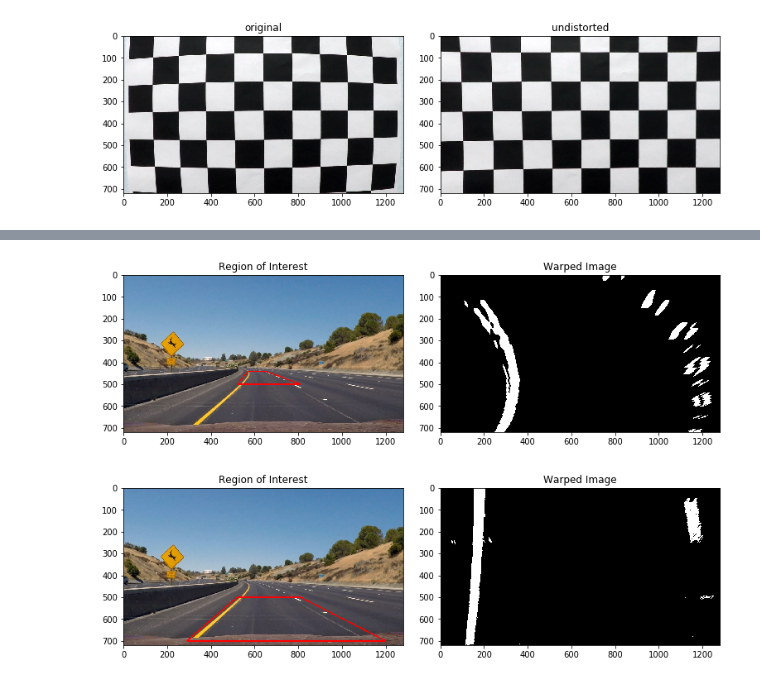
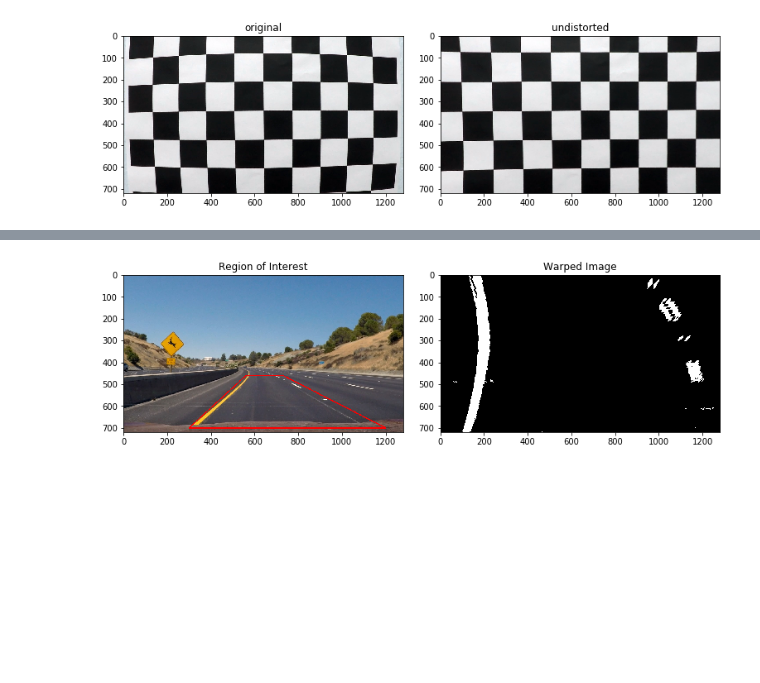
Before and after one commit to adreena/carnd-adv-lane-lines, a Jupyter notebook: project4.ipynb, the cells around one changed output, grey strips where cells are left out. Drawn from its saved outputs; the diff is of its cells as text; code cells hidden in the pictures; blank space fills up the shorter version.

```diff
--- a/project4.ipynb
+++ b/project4.ipynb
@@ -198,30 +195,19 @@ def display_region(original_img , gray_img, src_vertices):
     cv2.polylines(img_copy,[pts],True,(255,0,0), thickness=3)
     return img_copy
 # %%
-test_img = mpimage.imread('test_images/test2.jpg')
-img_size = [combined_binary.shape[0],combined_binary.shape[1]]
-src_vertices =[[570,440],[650,440],[810,500],[520,500]]
-offset = 200
-dst_vertices = [[offset,offset],[img_size[1]-1,offset],[img_size[1]-1,img_size[0]-1],[offset,img_size[0]-1]]
-
-img_region = display_region(test_img,combined_binary,src_vertices)
-warped_img, M = get_perspective_transformation(combined_binary,src_vertices,dst_vertices)
-side2side_plotter([[img_region,'Region of Interest'],[warped_img,'Warped Image']])
 
 # test region & warp
 test_img = mpimage.imread('test_images/test2.jpg')
 img_size = [combined_binary.shape[0],combined_binary.shape[1]]
-# src_vertices =[[570,440],[690,440],[1200,700],[290,700]]
-src_vertices =[[520,500],[810,500],[1200,700],[290,700]]
+src_vertices =[[560,460],[730,460],[1200,700],[300,700]]
 offset = 100
 dst_vertices = [[offset,offset],[img_size[1]-1,offset],[img_size[1]-1,img_size[0]-1],[offset,img_size[0]-1]]
 
 img_region = display_region(test_img,combined_binary,src_vertices)
 warped_img, M = get_perspective_transformation(combined_binary,src_vertices,dst_vertices)
 side2side_plotter([[img_region,'Region of Interest'],[warped_img,'Warped Image']])
 # %% [output]
-[figure, old version]
+[figure, new version]
-[figure, removed]
 # %%
 # step 5
 # histogram | convolve
```
Also changed, not shown: parts of 19 cells of this notebook, 36 other files.
